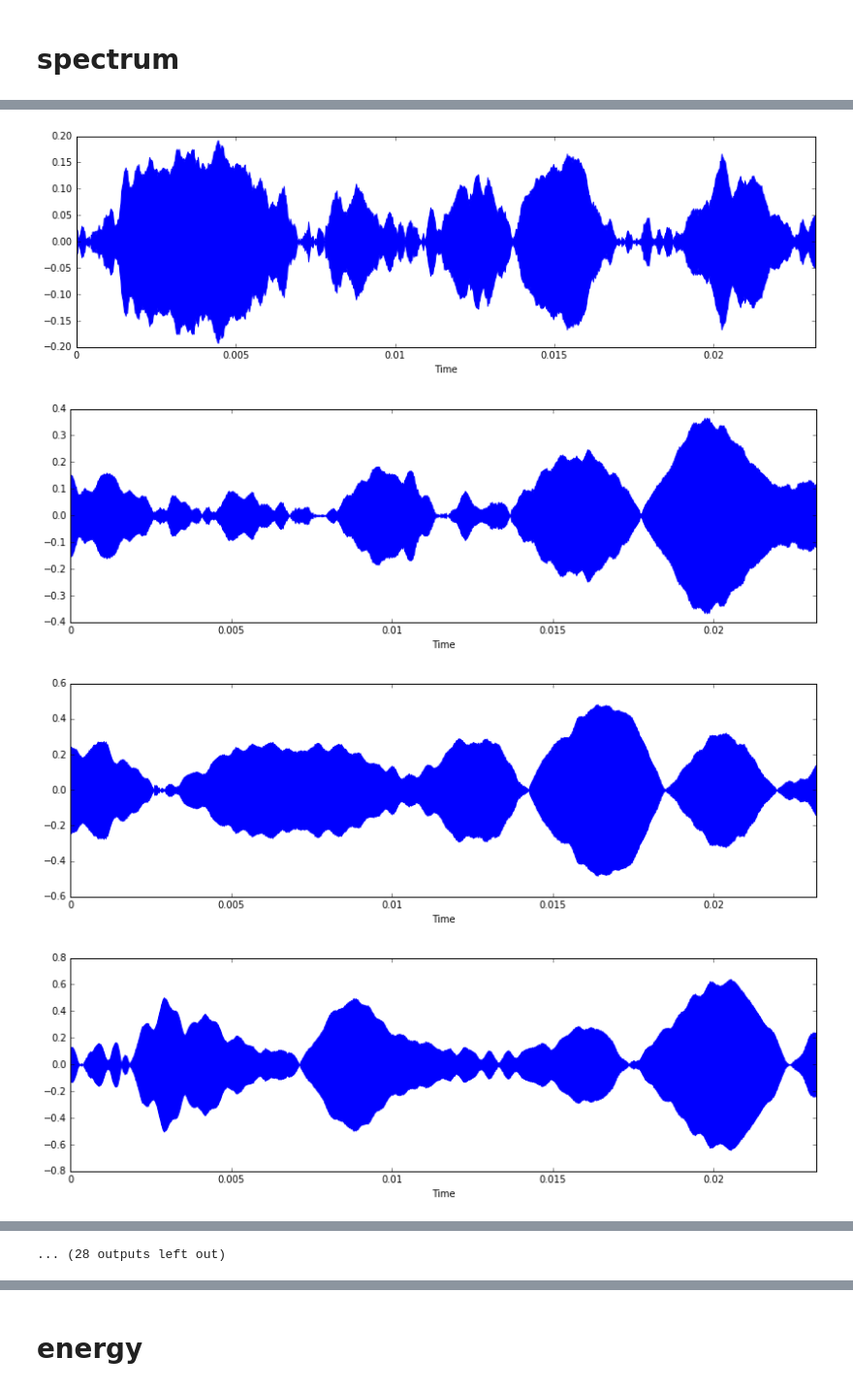
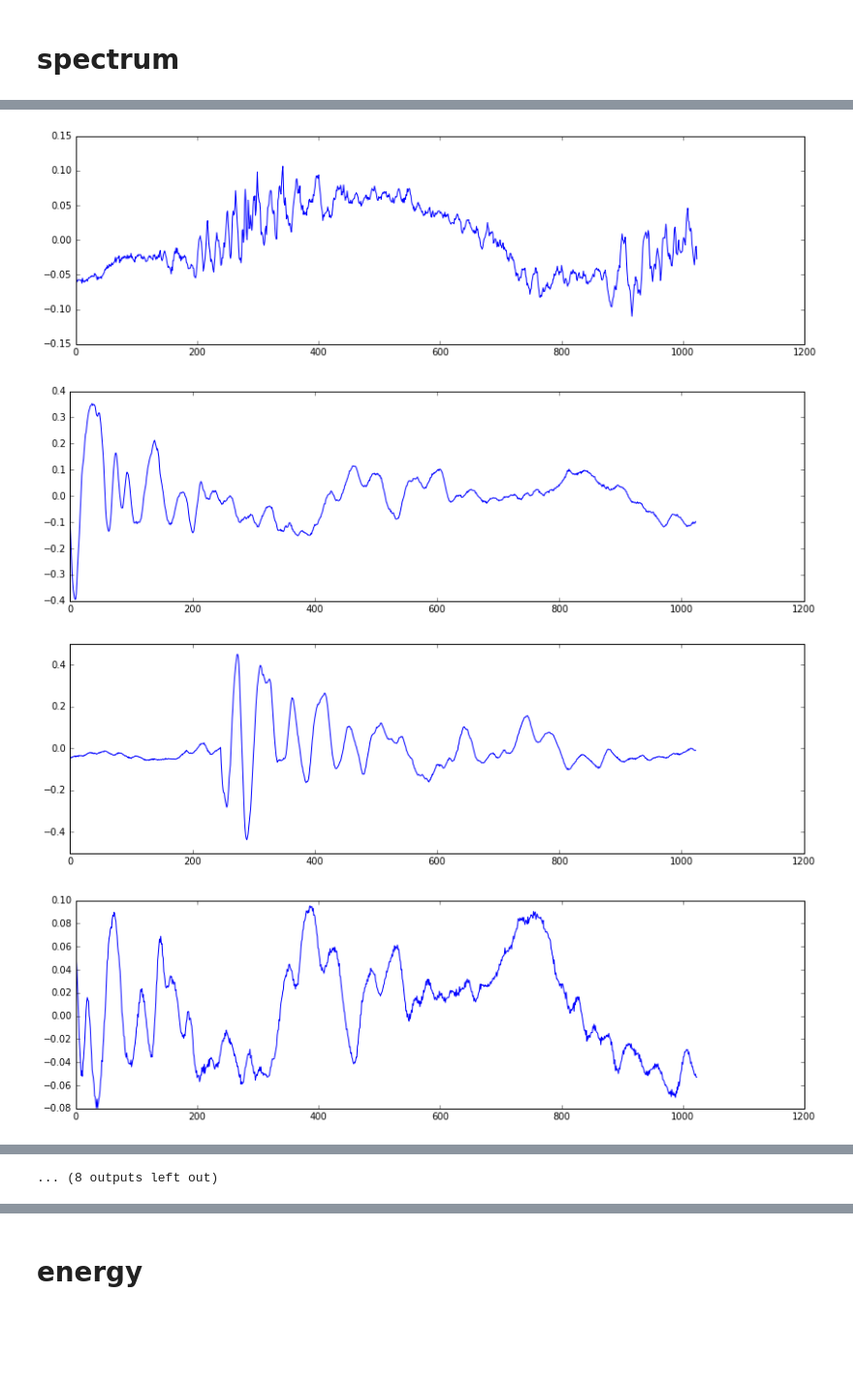
Before and after one commit to worldmaker18349276/K-AIKO, a Jupyter notebook: realtime_analysis.ipynb, the cells around one changed output, grey strips where cells are left out. Shown at 97% size. Drawn from its saved outputs; the diff is of its cells as text; code cells hidden in the pictures; blank space fills up the shorter version.

```diff
--- a/realtime_analysis.ipynb
+++ b/realtime_analysis.ipynb
@@ -91,2 +78,7 @@ librosa.display.waveplot(x, RATE)
 # %% [markdown]
 # spectrum
+# %%
+WIN_LENGTH = 1024
+HOP_LENGTH = 512
+print("sample resolution:", 1/RATE)
+print("frame resolution:", HOP_LENGTH/RATE)
@@ -112,5 +107,5 @@ plt.colorbar(format="%+2.0f dB")
 # %%
-onset_env = librosa.onset.onset_strength(S=Mdb, sr=RATE)
+onset_env = librosa.onset.onset_strength(S=Xdb, sr=RATE)
 plt.plot(t_frames, onset_env)
 # %% [output]
 [<matplotlib.lines.Line2D at 0x...>]
@@ -128,10 +123,12 @@ plt.vlines(onset_times, ymin=0, ymax=1)
 # %%
-onset_block = [x[i:i+WIN_LENGTH//2] for i in onset_samples]
-for onset_waveform in onset_block:
-    librosa.display.waveplot(onset_waveform, RATE)
+onset_block = []
+for index in onset_samples:
+    onset_waveform = x[index-HOP_LENGTH*2:index]
+    onset_block.append(onset_waveform)
+    plt.plot(onset_waveform)
     plt.show()
 # %% [output]
-[figure, old version]
+[figure, new version]
-[figure, old version]
+[figure, new version]
-[figure, old version]
+[figure, new version]
-[figure, old version]
+[figure, new version]
@@ -146,4 +143,4 @@ for onset_waveform in onset_block:
-... (28 outputs left out)
+... (8 outputs left out)
 # %%
 zcr = np.array([librosa.zero_crossings(xs).sum() for xs in onset_block])
 cen = np.array([scipy.linalg.norm(xs) for xs in onset_block])
```
Also changed, not shown: parts of 21 cells of this notebook, 1 other file.
